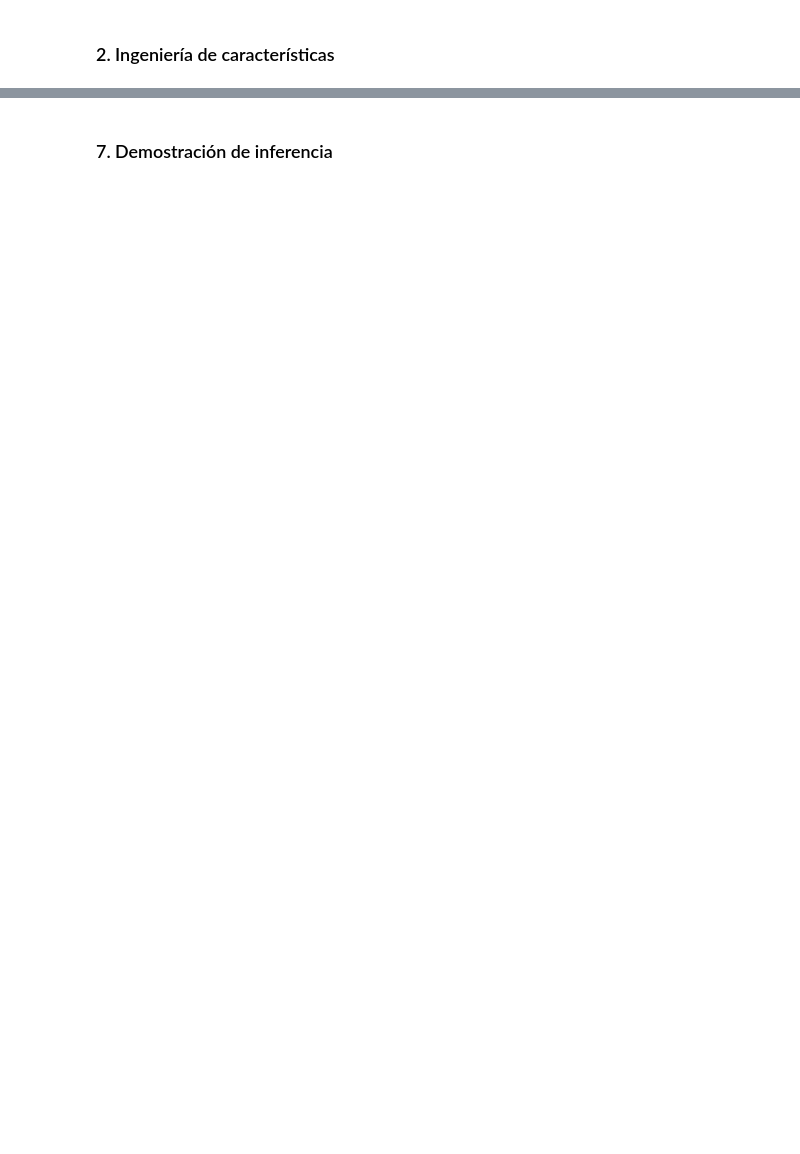
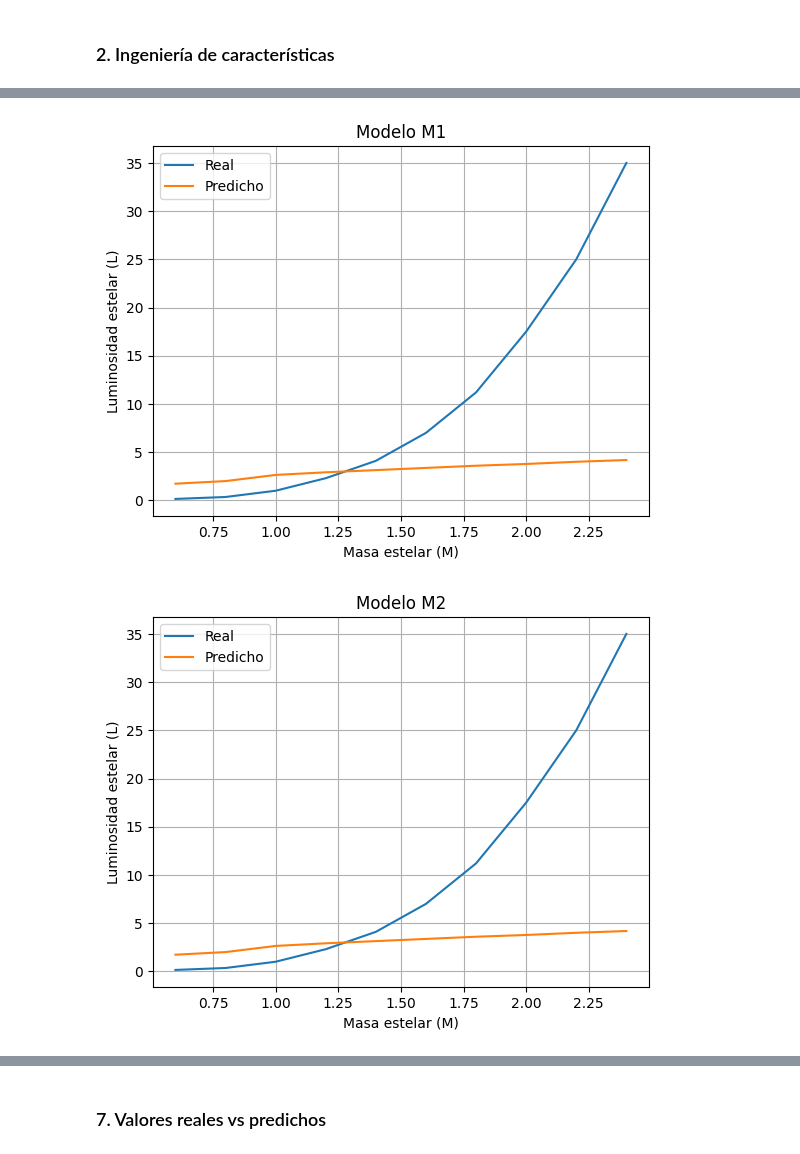
Before and after one commit to mariapaularm/regression-and-cloud-ready-AI-infrastructure, a Jupyter notebook: 02_part2_polyreg.ipynb, the cells around one changed output, grey strips where cells are left out. Drawn from its saved outputs; the diff is of its cells as text; code cells hidden in the pictures; blank space fills up the shorter version.

```diff
--- a/02_part2_polyreg.ipynb
+++ b/02_part2_polyreg.ipynb
@@ -33,0 +161,21 @@ M3: X = np.array([M, T, M**2, M*T])
+# %%
+models = {
+    "M1": (X1, w1, b1),
+    "M2": (X2, w2, b2),
+    "M3": (X3, w3, b3)
+}
+
+for name, (X, w, b) in models.items():
+    y_pred = predict(X, w, b)
+
+    plt.plot(M, L, label="Real")
+    plt.plot(M, y_pred, label="Predicho")
+    plt.title(f"Modelo {name}")
+    plt.xlabel("Masa estelar (M)")
+    plt.ylabel("Luminosidad estelar (L)")
+    plt.legend()
+    plt.grid(True)
+    plt.show()
+# %% [output]
+[figure, added]
+[figure, added]
@@ -34,2 +183,2 @@ M3: X = np.array([M, T, M**2, M*T])
 # %% [markdown]
-### 7. Demostración de inferencia
+### 7. Valores reales vs predichos
```
Also changed, not shown: parts of 33 cells of this notebook.
